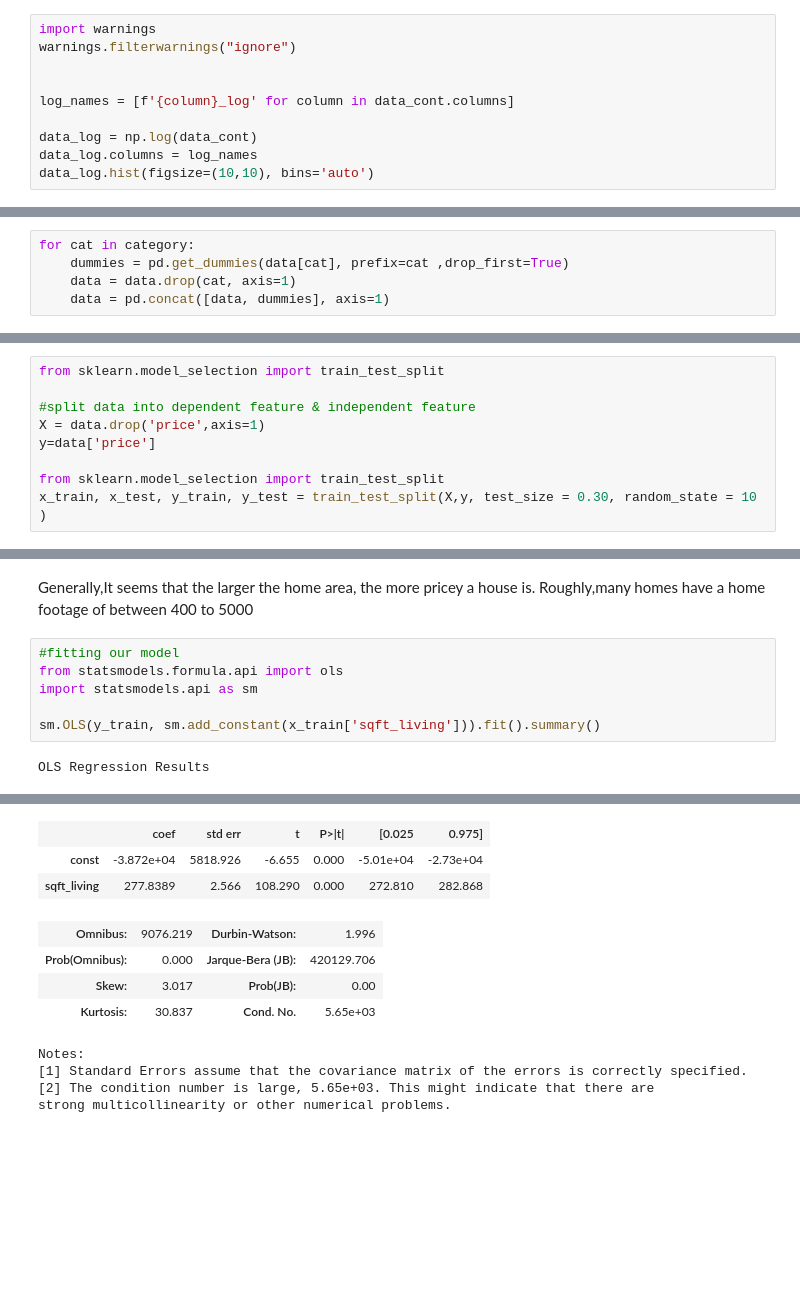
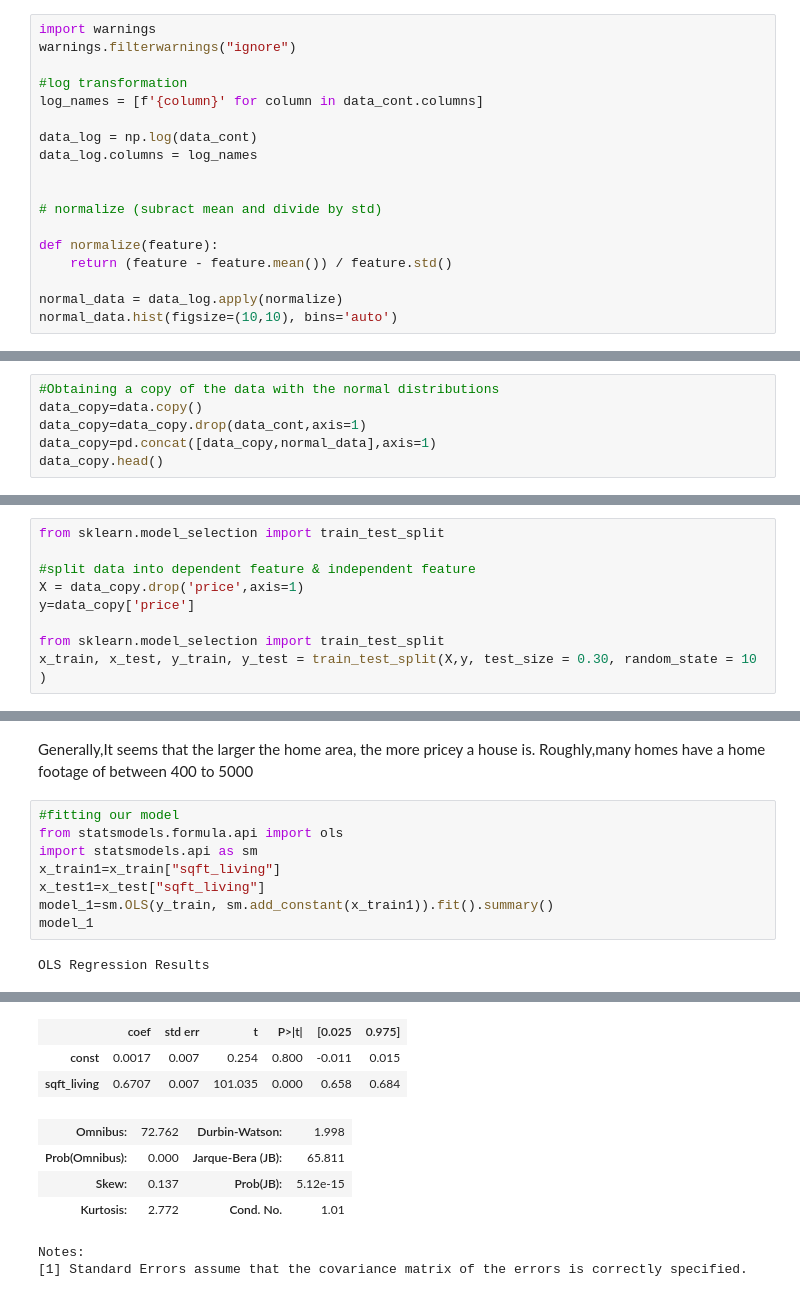
Before and after one commit to HannahMwende/King-County-regression-model, a Jupyter notebook: code.ipynb, the cells around one changed output, grey strips where cells are left out. Cells and saved outputs as stored; diff of their text form; blank space fills up the shorter version.

```diff
--- a/code.ipynb
+++ b/code.ipynb
@@ -509,10 +532,18 @@ data_cont = data[continuous]
 import warnings
 warnings.filterwarnings("ignore")
 
-
-log_names = [f'{column}_log' for column in data_cont.columns]
+#log transformation
+log_names = [f'{column}' for column in data_cont.columns]
 
 data_log = np.log(data_cont)
 data_log.columns = log_names
-data_log.hist(figsize=(10,10), bins='auto')
+
+
+# normalize (subract mean and divide by std)
+
+def normalize(feature):
+    return (feature - feature.mean()) / feature.std()
+
+normal_data = data_log.apply(normalize)
+normal_data.hist(figsize=(10,10), bins='auto')
 # %% [output]
@@ -528,5 +554,0 @@ category=["bedrooms","bathrooms","floors","waterfront","view","condition"]
-# %%
-for cat in category:
-    dummies = pd.get_dummies(data[cat], prefix=cat ,drop_first=True)
-    data = data.drop(cat, axis=1)
-    data = pd.concat([data, dummies], axis=1)
@@ -551,0 +557,6 @@ Index(['price', 'sqft_living', 'sqft_lot', 'sqft_basement', 'house_age',
+# %%
+#Obtaining a copy of the data with the normal distributions
+data_copy=data.copy()
+data_copy=data_copy.drop(data_cont,axis=1)
+data_copy=pd.concat([data_copy,normal_data],axis=1)
+data_copy.head()
@@ -553,8 +572,8 @@ Index(['price', 'sqft_living', 'sqft_lot', 'sqft_basement', 'house_age',
 from sklearn.model_selection import train_test_split
 
 #split data into dependent feature & independent feature
-X = data.drop('price',axis=1)
-y=data['price']
+X = data_copy.drop('price',axis=1)
+y=data_copy['price']
 
 from sklearn.model_selection import train_test_split
 x_train, x_test, y_train, y_test = train_test_split(X,y, test_size = 0.30, random_state = 10 )
@@ -621,7 +636,9 @@ Roughly,many homes have a home footage of between 400 to 5000
 #fitting our model
 from statsmodels.formula.api import ols
 import statsmodels.api as sm
-
-sm.OLS(y_train, sm.add_constant(x_train['sqft_living'])).fit().summary()
+x_train1=x_train["sqft_living"]
+x_test1=x_test["sqft_living"]
+model_1=sm.OLS(y_train, sm.add_constant(x_train1)).fit().summary()
+model_1
 # %% [output]
 OLS Regression Results
@@ -635,13 +652,11 @@ OLS Regression Results
 | Df Model: | 1 |  |  |
 | Covariance Type: | nonrobust |  |  |
 |  | coef | std err | t | P>|t| | [0.025 | 0.975] |
-| const | -3.872e+04 | 5818.926 | -6.655 | 0.000 | -5.01e+04 | -2.73e+04 |
-| sqft_living | 277.8389 | 2.566 | 108.290 | 0.000 | 272.810 | 282.868 |
+| const | 0.0017 | 0.007 | 0.254 | 0.800 | -0.011 | 0.015 |
+| sqft_living | 0.6707 | 0.007 | 101.035 | 0.000 | 0.658 | 0.684 |
-| Omnibus: | 9076.219 | Durbin-Watson: | 1.996 |
-| Prob(Omnibus): | 0.000 | Jarque-Bera (JB): | 420129.706 |
-| Skew: | 3.017 | Prob(JB): | 0.00 |
-| Kurtosis: | 30.837 | Cond. No. | 5.65e+03 |
+| Omnibus: | 72.762 | Durbin-Watson: | 1.998 |
+| Prob(Omnibus): | 0.000 | Jarque-Bera (JB): | 65.811 |
+| Skew: | 0.137 | Prob(JB): | 5.12e-15 |
+| Kurtosis: | 2.772 | Cond. No. | 1.01 |
 Notes:
 [1] Standard Errors assume that the covariance matrix of the errors is correctly specified.
-[2] The condition number is large, 5.65e+03. This might indicate that there are
-strong multicollinearity or other numerical problems.
```
Also changed, not shown: parts of 49 cells of this notebook.
